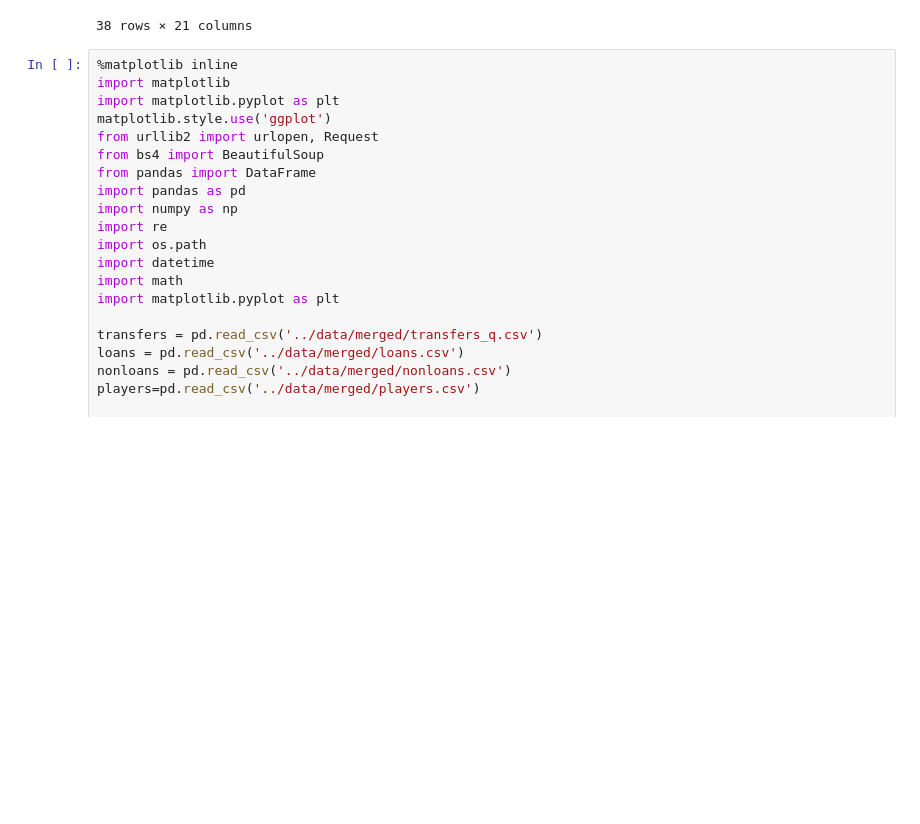
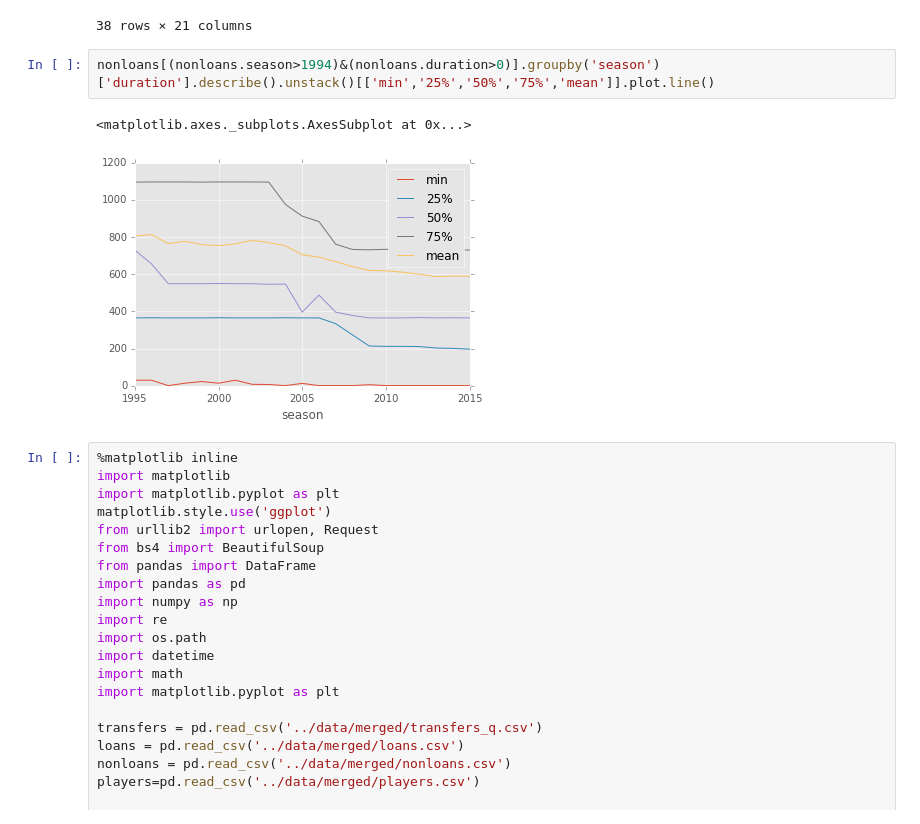
Before and after one commit to kebuhcah/soccer-history, a Jupyter notebook: notebooks/contract_length.ipynb, the cells around one changed output. Drawn from its saved outputs; the diff is of its cells as text; blank space fills up the shorter version.

```diff
--- a/notebooks/contract_length.ipynb
+++ b/notebooks/contract_length.ipynb
@@ -397,6 +397,11 @@ output
 | 36 | Austria | 26.390614 | 27.639546 | 25.199774 | 25.189703 | 27.176329 | 27.306218 | ... |
 | 37 | Cyprus | 27.849420 | 28.504249 | 22.665421 | 23.928395 | 28.293720 | 27.971287 | ... |
 38 rows × 21 columns
+# %%
+nonloans[(nonloans.season>1994)&(nonloans.duration>0)].groupby('season')['duration'].describe().unstack()[['min','25%','50%','75%','mean']].plot.line()
+# %% [output]
+<matplotlib.axes._subplots.AxesSubplot at 0x...>
+[figure, added]
 # %%
 %matplotlib inline
 import matplotlib
```
Also changed, not shown: 11 other files.
